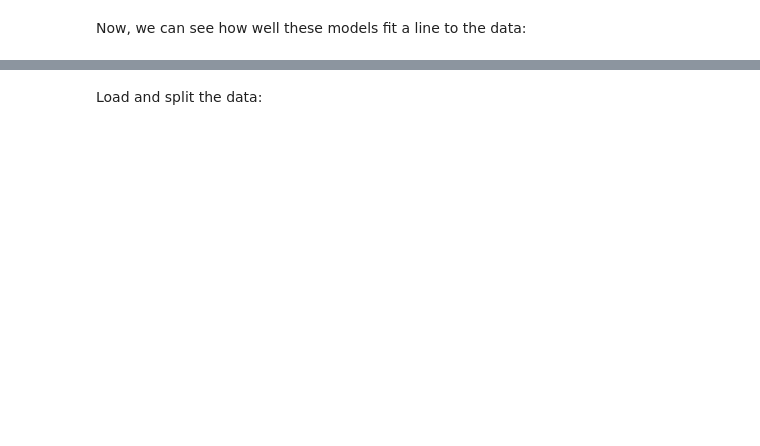
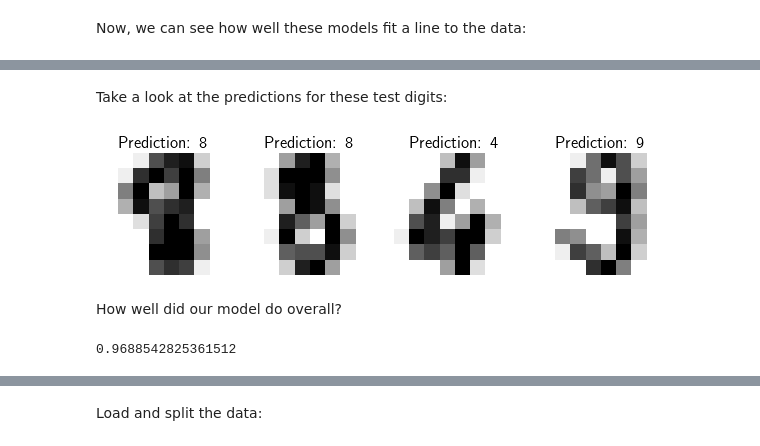
Before and after one commit to lukeconibear/intro_ml, a Jupyter notebook: docs/01_fundamentals.ipynb, the cells around one changed output, grey strips where cells are left out. Saved outputs shown, nothing was run; the diff lists cells and outputs as text; code cells hidden in the pictures; blank space fills up the shorter version.

```diff
--- a/docs/01_fundamentals.ipynb
+++ b/docs/01_fundamentals.ipynb
@@ -249,0 +360,4 @@ plt.show()
+# %%
+X_train, X_test, y_train, y_test = train_test_split(
+    data, digits.target, test_size=0.5, shuffle=False
+)
@@ -249,0 +370,2 @@ plt.show()
+# %%
+model = svm.SVC(gamma=0.001)
@@ -249,0 +380,20 @@ plt.show()
+# %%
+y_pred = model.predict(X_test)
+# %% [markdown]
+Take a look at the predictions for these test digits:
+# %%
+_, axes = plt.subplots(nrows=1, ncols=4, figsize=(10, 3))
+for ax, image, prediction in zip(axes, X_test, y_pred):
+    ax.set_axis_off()
+    image = image.reshape(8, 8)  # 1D 64 pixels to 2D 8*8 pixels for plotting
+    ax.imshow(image, cmap=plt.cm.gray_r, interpolation="nearest")
+    ax.set_title(f"Prediction: {prediction:.0f}")
+# %% [output]
+[figure, added]
+# %% [markdown]
+How well did our model do overall?
+# %%
+overall_accuracy = metrics.accuracy_score(y_test, y_pred)
+overall_accuracy
+# %% [output]
+0.9688542825361512
```
Also changed, not shown: parts of 74 cells of this notebook, 6 other files.
